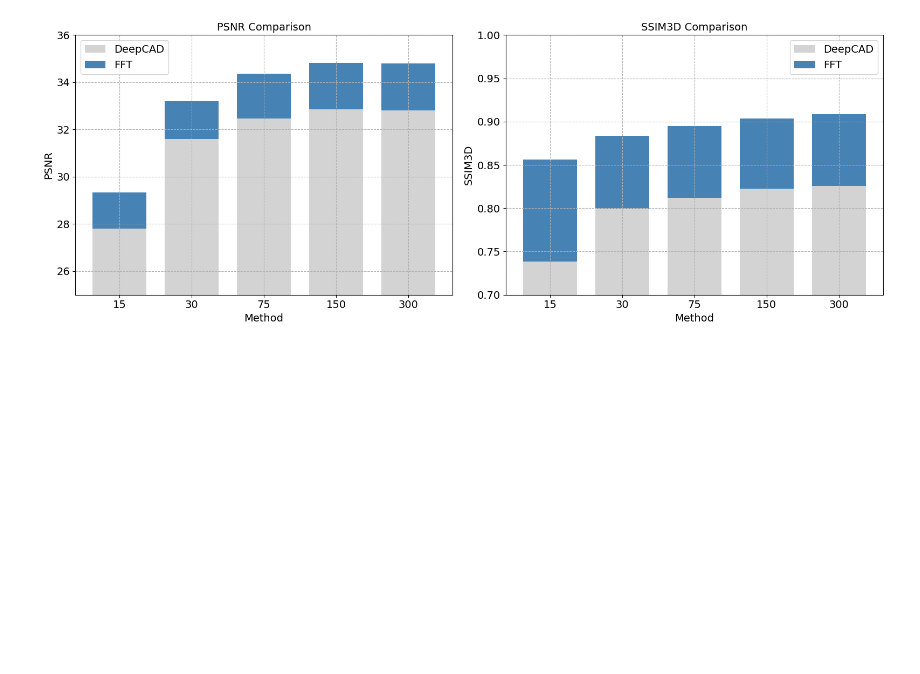
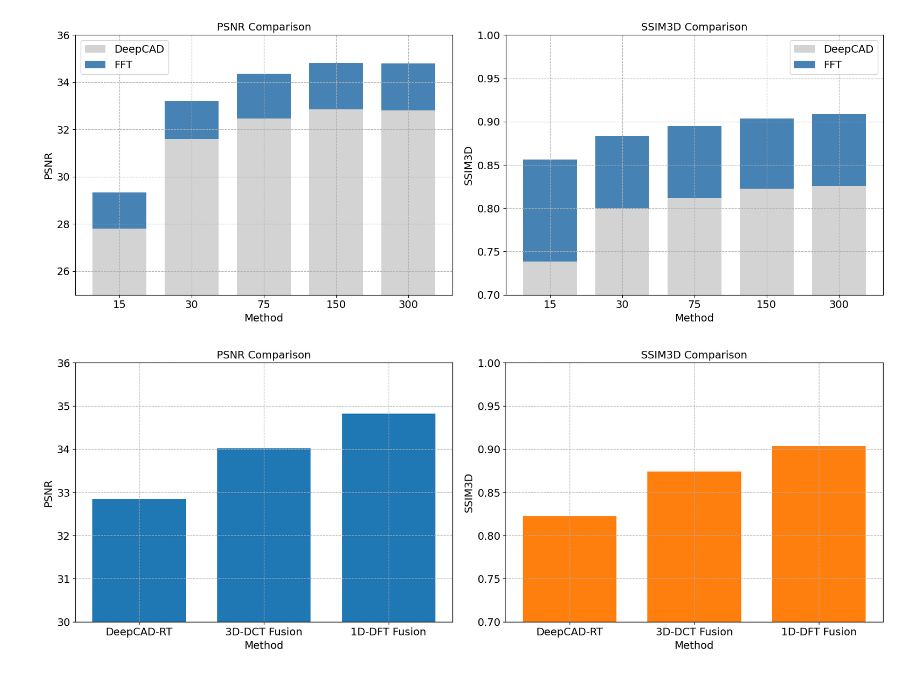
Before and after one commit to MrPio/freq2clean, a Jupyter notebook: 3-video_fusion/3.8-Final_Comparison.ipynb, the cells around one changed output. Cells and saved outputs as stored; diff of their text form; code cells hidden in the pictures; blank space fills up the shorter version.

Commit message:
Add DCT SSIM norm metrics

```diff
--- a/3-video_fusion/3.8-Final_Comparison.ipynb
+++ b/3-video_fusion/3.8-Final_Comparison.ipynb
@@ -157,3 +157,35 @@ Using categorical units to plot a list of strings that are all parsable as float
 Using categorical units to plot a list of strings that are all parsable as floats or dates. If these strings should be plotted as numbers, cast to the appropriate data type before plotting.
 Using categorical units to plot a list of strings that are all parsable as floats or dates. If these strings should be plotted as numbers, cast to the appropriate data type before plotting.
 [figure]
+# %%
+def barchart(df, width=0.75):
+    fig, axes = plt.subplots(1, 2, figsize=(16, 6), sharey=False, dpi=120)
+
+    # PSNR comparison
+    axes[0].bar(df.index, df["PSNR"], label="DeepCAD", color="tab:blue", width=width)
+    axes[0].set_ylim((30,36))
+    axes[0].set_title("PSNR Comparison")
+    axes[0].set_xlabel("Method")
+    axes[0].set_ylabel("PSNR")
+
+    # SSIM3D comparison
+    axes[1].bar(df.index, df["SSIM3D"], label="DeepCAD", color="tab:orange", width=width)
+    axes[1].set_ylim((0.7,1))
+    axes[1].set_title("SSIM3D Comparison")
+    axes[1].set_xlabel("Method")
+    axes[1].set_ylabel("SSIM3D")
+
+    plt.tight_layout()
+    plt.show()
+# %%
+df = pd.DataFrame(
+    [
+        ("DeepCAD-RT", 32.849572493962576, 0.8226671218872),
+        ("3D-DCT Fusion", 34.01955930620047, 0.873708069324493),
+        ("1D-DFT Fusion", 34.814267, 0.90370),
+    ],
+    columns=["Method", "PSNR", "SSIM3D"],
+).set_index("Method")
+barchart(df, width=0.75)
+# %% [output]
+[figure, added]
```
Also changed, not shown: 2 other files.
